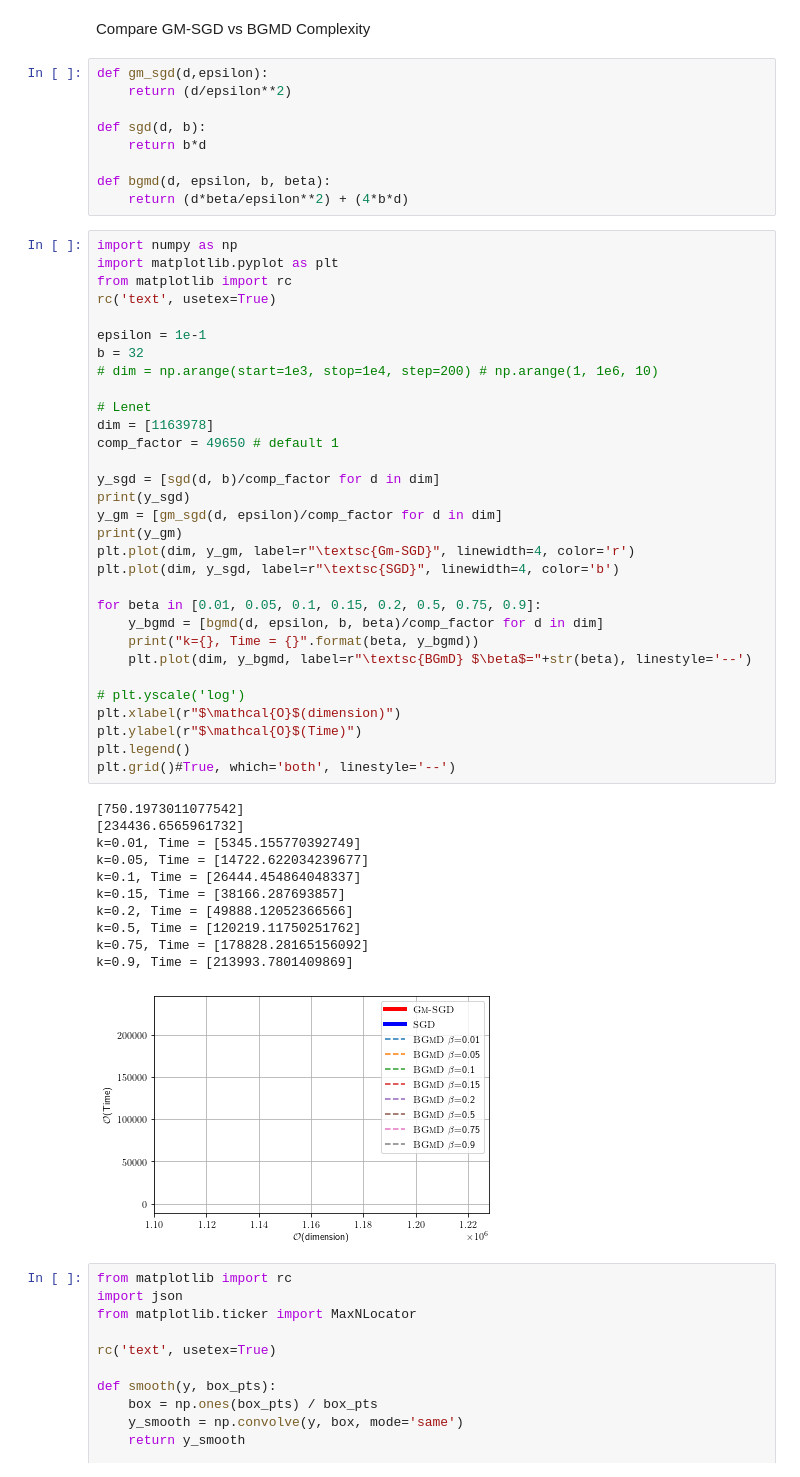
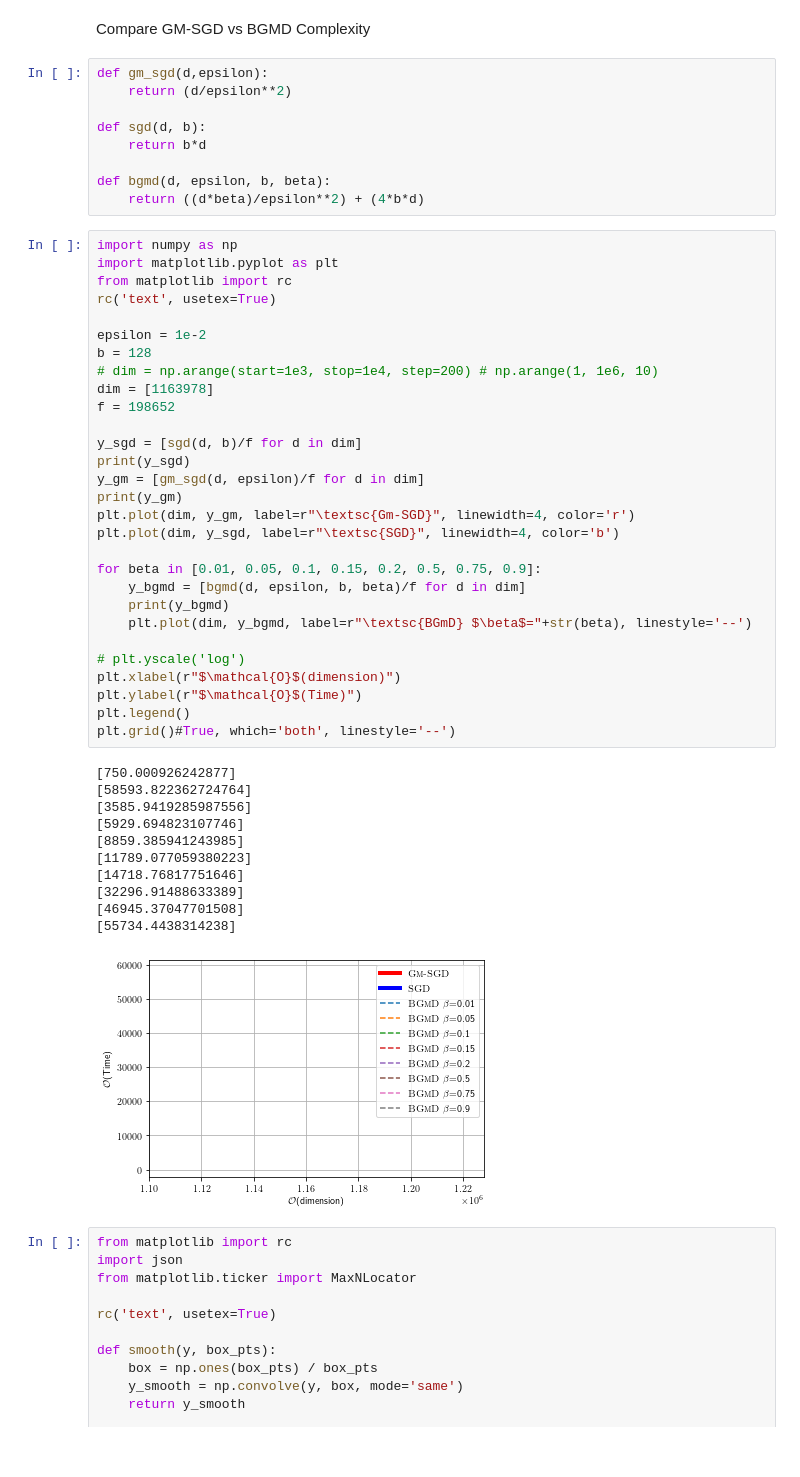
Before and after one commit to anishacharya/Optimization-Mavericks, a Jupyter notebook: playground_.ipynb, the cells around one changed output. Saved outputs shown, nothing was run; the diff lists cells and outputs as text.

```diff
--- a/playground_.ipynb
+++ b/playground_.ipynb
@@ -49,50 +49,48 @@ def sgd(d, b):
     return b*d
 
 def bgmd(d, epsilon, b, beta):
-    return (d*beta/epsilon**2) + (4*b*d)
+    return ((d*beta)/epsilon**2) + (4*b*d)
 # %%
 import numpy as np
 import matplotlib.pyplot as plt
 from matplotlib import rc
 rc('text', usetex=True)
 
-epsilon = 1e-1
-b = 32
+epsilon = 1e-2
+b = 128
 # dim = np.arange(start=1e3, stop=1e4, step=200) # np.arange(1, 1e6, 10)
+dim = [1163978]
+f = 198652
 
-# Lenet
-dim = [1163978]
-comp_factor = 49650 # default 1
-
-y_sgd = [sgd(d, b)/comp_factor for d in dim]
+y_sgd = [sgd(d, b)/f for d in dim]
 print(y_sgd)
-y_gm = [gm_sgd(d, epsilon)/comp_factor for d in dim]
+y_gm = [gm_sgd(d, epsilon)/f for d in dim]
 print(y_gm)
 plt.plot(dim, y_gm, label=r"\textsc{Gm-SGD}", linewidth=4, color='r')
 plt.plot(dim, y_sgd, label=r"\textsc{SGD}", linewidth=4, color='b')
 
 for beta in [0.01, 0.05, 0.1, 0.15, 0.2, 0.5, 0.75, 0.9]:
-    y_bgmd = [bgmd(d, epsilon, b, beta)/comp_factor for d in dim]
-    print("k={}, Time = {}".format(beta, y_bgmd))
+    y_bgmd = [bgmd(d, epsilon, b, beta)/f for d in dim]
+    print(y_bgmd)
     plt.plot(dim, y_bgmd, label=r"\textsc{BGmD} $\beta$="+str(beta), linestyle='--')
 
 # plt.yscale('log')
 plt.xlabel(r"$\mathcal{O}$(dimension)")
 plt.ylabel(r"$\mathcal{O}$(Time)")
 plt.legend()
 plt.grid()#True, which='both', linestyle='--')
 # %% [output]
-[750.1973011077542]
-[234436.6565961732]
-k=0.01, Time = [5345.155770392749]
-k=0.05, Time = [14722.622034239677]
-k=0.1, Time = [26444.454864048337]
-k=0.15, Time = [38166.287693857]
-k=0.2, Time = [49888.12052366566]
-k=0.5, Time = [120219.11750251762]
-k=0.75, Time = [178828.28165156092]
-k=0.9, Time = [213993.7801409869]
+[750.000926242877]
+[58593.822362724764]
+[3585.9419285987556]
+[5929.694823107746]
+[8859.385941243985]
+[11789.077059380223]
+[14718.76817751646]
+[32296.91488633389]
+[46945.37047701508]
+[55734.4438314238]
-[figure, old version]
+[figure, new version]
 # %%
 from matplotlib import rc
 import json
```
Also changed, not shown: 2 other files.
